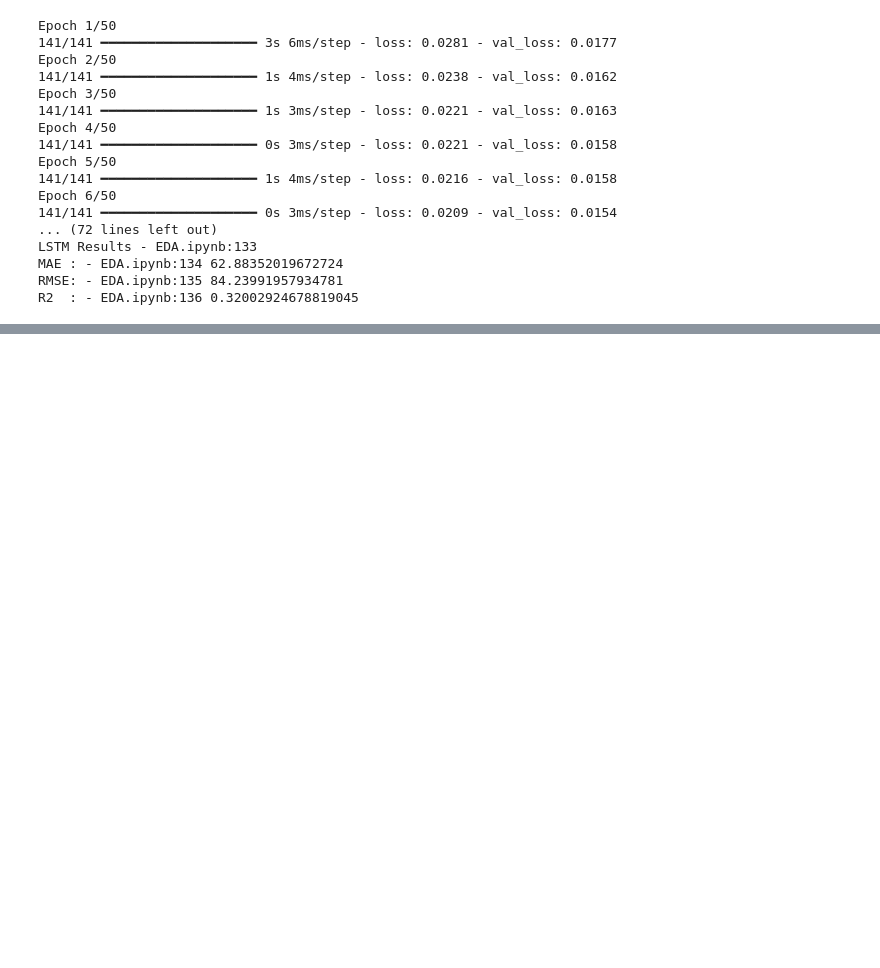
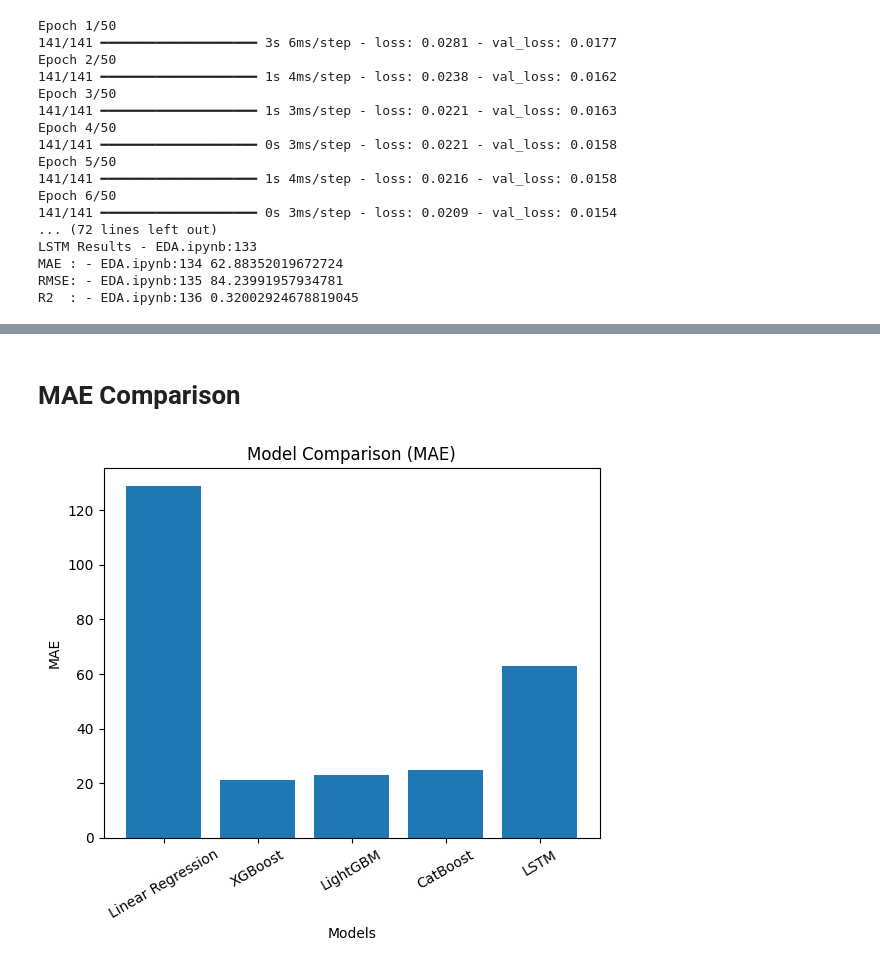
Before and after one commit to KavindhyaJay/Tea-Yield-Prediction, a Jupyter notebook: notebooks/EDA.ipynb, the cells around one changed output, grey strips where cells are left out. Cells and saved outputs as stored; diff of their text form; code cells hidden in the pictures; blank space fills up the shorter version.

```diff
--- a/notebooks/EDA.ipynb
+++ b/notebooks/EDA.ipynb
@@ -648,0 +666,15 @@ R2  : - EDA.ipynb:136 0.32002924678819045
+# %% [markdown]
+# MAE Comparison
+# %%
+models = ['Linear Regression', 'XGBoost', 'LightGBM', 'CatBoost', 'LSTM']
+mae = [128.90, 21.17, 22.95, 24.77, 62.88]
+
+plt.figure()
+plt.bar(models, mae)
+plt.title("Model Comparison (MAE)")
+plt.xlabel("Models")
+plt.ylabel("MAE")
+plt.xticks(rotation=30)
+plt.show()
+# %% [output]
+[figure, added]
```
Also changed, not shown: parts of 4 cells of this notebook.
